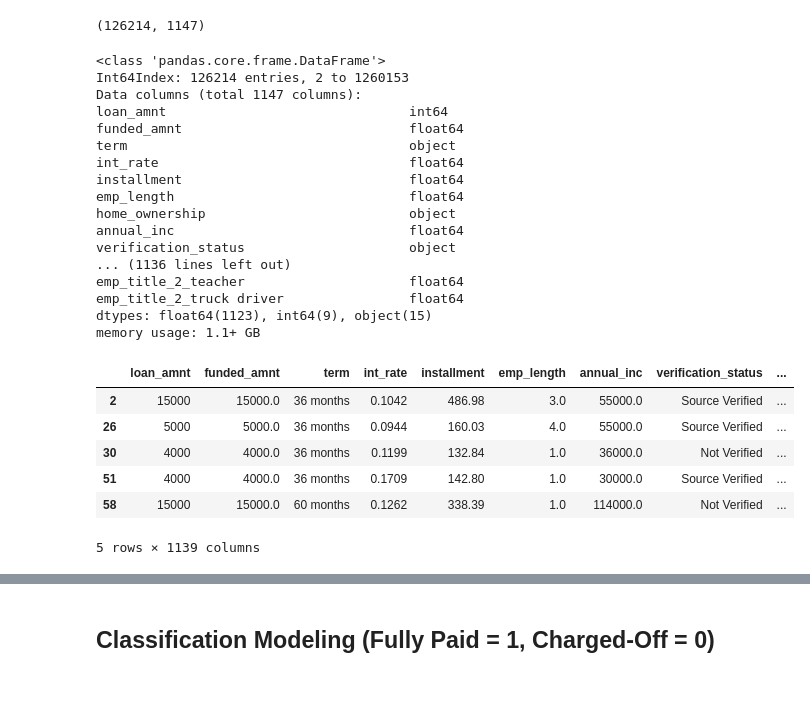
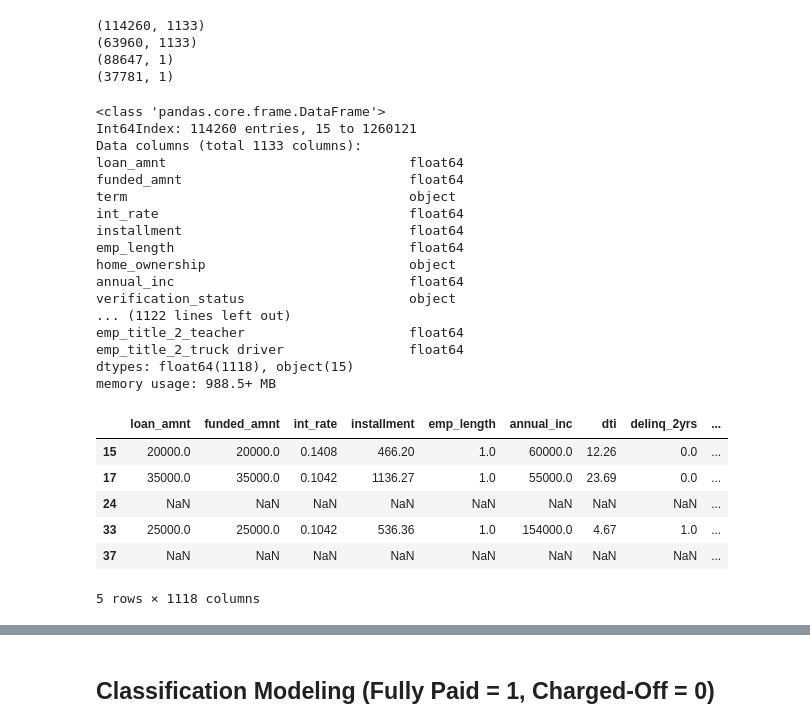
Before and after one commit to as6140/peervest, a Jupyter notebook: lc_preprocessing.ipynb, the cells around one changed output, grey strips where cells are left out. Saved outputs shown, nothing was run; the diff lists cells and outputs as text; code cells hidden in the pictures; blank space fills up the shorter version.

Commit message:
add cleaning & preprocessing notebooks - scaled, ready for PCA

```diff
--- a/lc_preprocessing.ipynb
+++ b/lc_preprocessing.ipynb
@@ -13,23 +15,54 @@ import sklearn
 p = 0.10  # 10% of the lines
 # keep the header, then take only 10% of lines
 # if random from [0,1] interval is greater than 0.10 the row will be skipped
-clean_df_small = pd.read_csv(
-    'clean_df.csv',
+X_train = pd.read_csv(
+    'X_train.tsv',
+    sep='\t',
     header=0,
     index_col=0,
     skiprows=lambda i: i>0 and random.random() > p
 )
+
+X_test = pd.read_csv(
+    'X_test.tsv',
+    sep='\t',
+    header=0,
+    index_col=0,
+    skiprows=lambda i: i>0 and random.random() > p
+)
+
+y_train = pd.read_csv(
+    'y_train.tsv',
+    sep='\t',
+    header=0,
+    index_col=0,
+    skiprows=lambda i: i>0 and random.random() > p
+)
+
+y_test = pd.read_csv(
+    'y_test.tsv',
+    sep='\t',
+    header=0,
+    index_col=0,
+    skiprows=lambda i: i>0 and random.random() > p
+)
-# %%
-clean_df_small.shape
-# %% [output]
-(126214, 1147)
+# %%
+print(X_train.shape)
+print(X_test.shape)
+print(y_train.shape)
+print(y_test.shape)
+# %% [output]
+(114260, 1133)
+(63960, 1133)
+(88647, 1)
+(37781, 1)
 # %%
-clean_df_small.info(verbose=1)
+X_train.info(verbose=1)
 # %% [output]
 <class 'pandas.core.frame.DataFrame'>
-Int64Index: 126214 entries, 2 to 1260153
-Data columns (total 1147 columns):
-loan_amnt                               int64
+Int64Index: 114260 entries, 15 to 1260121
+Data columns (total 1133 columns):
+loan_amnt                               float64
 funded_amnt                             float64
 term                                    object
 int_rate                                float64
@@ -38,9 +71,16 @@ emp_length                              float64
 home_ownership                          object
 annual_inc                              float64
 verification_status                     object
-... (1136 lines left out)
+... (1122 lines left out)
 emp_title_2_teacher                     float64
 emp_title_2_truck driver                float64
-dtypes: float64(1123), int64(9), object(15)
-memory usage: 1.1+ GB
+dtypes: float64(1118), object(15)
+memory usage: 988.5+ MB
+# %%
+#drop OHE source columns & unuseful categorical variables
+X_train.drop(columns=['term','verification_status','home_ownership','purpose','zip_code',
+                             'addr_state','sub_grade','emp_title_2','application_type',
+                             'grade','emp_title','title', #ALSO, drop redundant columns that new OHE columns provide the info for
+                             'debt_settlement_flag',#ALSO, drop columns clearly not predictive of class
+                             'issue_d','last_pymnt_d'],inplace=True) #ALSO, drop date columns
 # %%
@@ -50,10 +93,10 @@ clean_df_small.drop(columns=['home_ownership','purpose','zip_code',
 # %%
-clean_df_small.head()
+X_train.head()
 # %% [output]
-|  | loan_amnt | funded_amnt | term | int_rate | installment | emp_length | annual_inc | verification_status | ... |
-| 2 | 15000 | 15000.0 | 36 months | 0.1042 | 486.98 | 3.0 | 55000.0 | Source Verified | ... |
-| 26 | 5000 | 5000.0 | 36 months | 0.0944 | 160.03 | 4.0 | 55000.0 | Source Verified | ... |
-| 30 | 4000 | 4000.0 | 36 months | 0.1199 | 132.84 | 1.0 | 36000.0 | Not Verified | ... |
-| 51 | 4000 | 4000.0 | 36 months | 0.1709 | 142.80 | 1.0 | 30000.0 | Source Verified | ... |
-| 58 | 15000 | 15000.0 | 60 months | 0.1262 | 338.39 | 1.0 | 114000.0 | Not Verified | ... |
+|  | loan_amnt | funded_amnt | int_rate | installment | emp_length | annual_inc | dti | delinq_2yrs | ... |
+| 15 | 20000.0 | 20000.0 | 0.1408 | 466.20 | 1.0 | 60000.0 | 12.26 | 0.0 | ... |
+| 17 | 35000.0 | 35000.0 | 0.1042 | 1136.27 | 1.0 | 55000.0 | 23.69 | 0.0 | ... |
+| 24 | NaN | NaN | NaN | NaN | NaN | NaN | NaN | NaN | ... |
+| 33 | 25000.0 | 25000.0 | 0.1042 | 536.36 | 1.0 | 154000.0 | 4.67 | 1.0 | ... |
+| 37 | NaN | NaN | NaN | NaN | NaN | NaN | NaN | NaN | ... |
-5 rows × 1139 columns
+5 rows × 1118 columns
```
Also changed, not shown: parts of 19 cells of this notebook, 1 other file.
